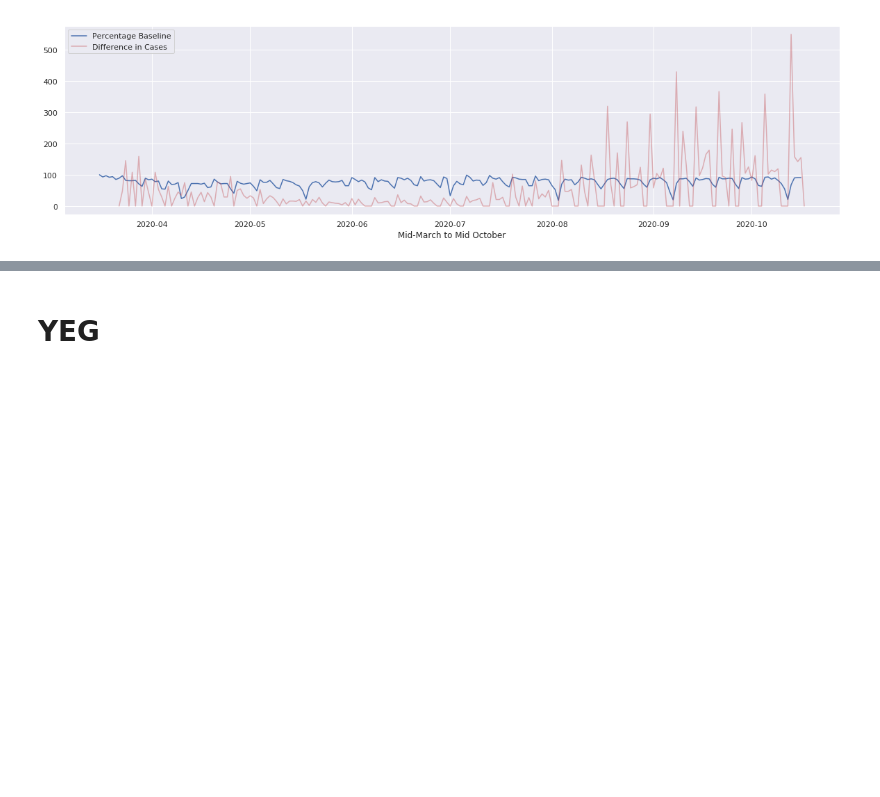
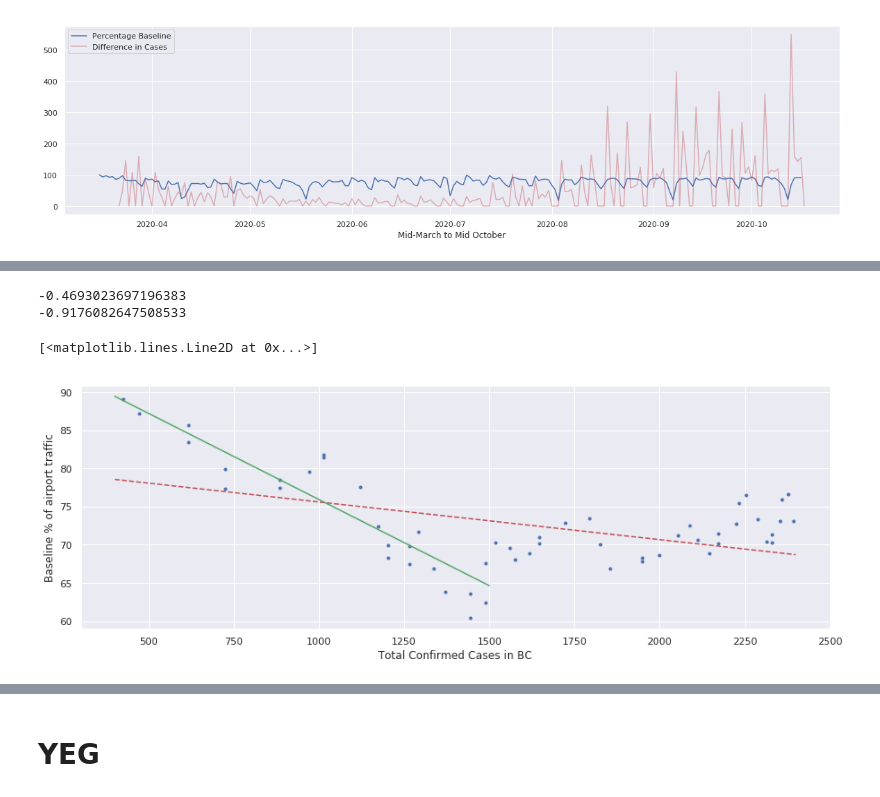
Before and after one commit to clement-ip/covid-airport-travel, a Jupyter notebook: analyze_both.ipynb, the cells around one changed output, grey strips where cells are left out. Cells and saved outputs as stored; diff of their text form; code cells hidden in the pictures; blank space fills up the shorter version.

```diff
--- a/analyze_both.ipynb
+++ b/analyze_both.ipynb
@@ -120,0 +138,33 @@ plt.plot(linearX, reg.slope*linearX + reg.intercept,'r-')
+# %%
+# Analyzing statistical correlation in --> full first wave
+first_wave = joined[joined['Date']<'2020-05-15']
+plt.figure(figsize = (15,5))
+"""plt.plot(first_wave["Date"], first_wave['PercentOfBaseline'], 'b.', label = 'Percentage Baseline', alpha=0.7)
+plt.plot(first_wave["Date"], first_wave['Baseline_smooth'],'b-',label = 'Smoothed % Baseline')
+plt.plot(first_wave["Date"], first_wave["Diff_smooth"], 'r-', label = 'Smoothed New Cases', alpha = 0.5)
+plt.plot(first_wave["Date"], first_wave['Difference'], 'r.', label = 'New Cases', alpha = 0.7)
+plt.xlabel("Mid-March to Mid-May: First Wave")
+plt.legend()
+plt.show() #two things over time"""
+plt.plot(first_wave["Confirmed"],first_wave["Baseline_smooth"], 'b.')
+plt.xlabel("Total Confirmed Cases in BC")
+plt.ylabel("Baseline % of airport traffic")
+regression = stats.linregress(first_wave["Confirmed"], first_wave["Baseline_smooth"])
+print(regression.rvalue)
+linearX = np.linspace(400,2400)
+plt.plot(linearX, regression.slope*linearX + regression.intercept,'r--')
+
+# We can clearly see that while there was a huge decrease in airport traffic in the
+# beginning, but it recovered over time back to the new normal
+# how about when we try to only look at the first 25 days?
+reg2 = stats.linregress(first_wave["Confirmed"].head(25), first_wave["Baseline_smooth"].head(25))
+print(reg2.rvalue)
+lin2 = np.linspace(400,1500)
+plt.plot(lin2, reg2.slope*lin2+ reg2.intercept,'g--')
+# get rvalue showing there is indeed a close linear correlation in the first 'shock'
+# but later on, no longer the same correlation
+# %% [output]
+-0.4693023697196383
+-0.9176082647508533
+[<matplotlib.lines.Line2D at 0x...>]
+[figure, added]
```
Also changed, not shown: parts of 20 cells of this notebook.
